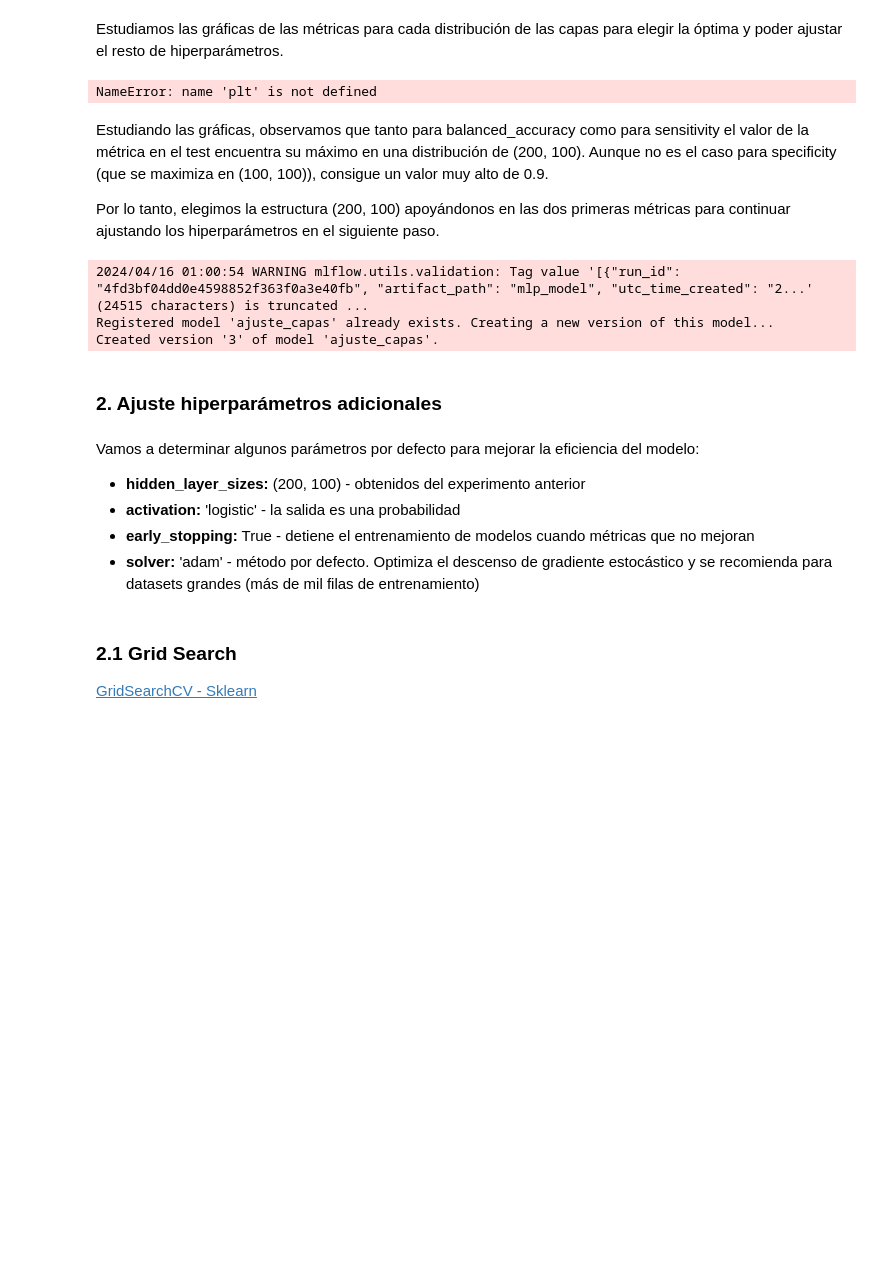
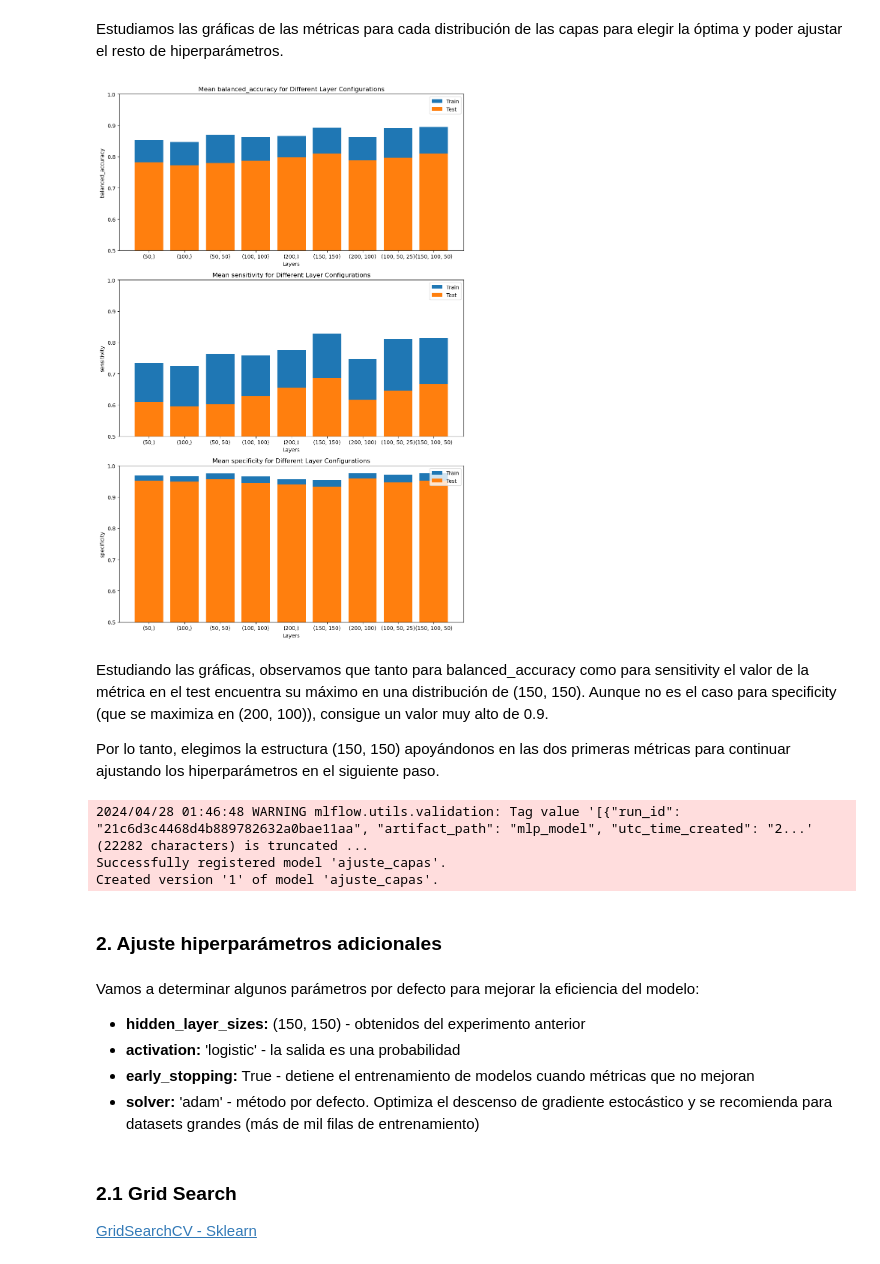
Before and after one commit to MMCCJJ/NOVELLA, a Jupyter notebook: modelos/MLP/MLP_ajuste_hiperparámetros.ipynb, the cells around one changed output. Cells and saved outputs as stored; diff of their text form; code cells hidden in the pictures; blank space fills up the shorter version.

```diff
--- a/modelos/MLP/MLP_ajuste_hiperparámetros.ipynb
+++ b/modelos/MLP/MLP_ajuste_hiperparámetros.ipynb
@@ -128,7 +145,7 @@ dataBaseline = codificarPriceFormat(dataBaseline)
 # Dividir los datos en conjuntos de entrenamiento y prueba
 X_base = dataBaseline.drop('Bestseller', axis=1)
 y_base = dataBaseline['Bestseller']
-X_base_train, X_base_test, y_base_train, y_base_test = train_test_split(X_base, y_base, test_size=TEST_SIZE, stratify=y, random_state=SEED)
+X_base_train, X_base_test, y_base_train, y_base_test = train_test_split(X_base, y_base, test_size=TEST_SIZE, stratify=y_base, random_state=SEED)
 # %%
 PMC = sklearn.neural_network.MLPClassifier(random_state=SEED)
 # %%
@@ -163,7 +180,7 @@ with mlflow.start_run():
         mlflow.log_metric(f"test_{metric}_mean", test_mean)
 
     # Establece una etiqueta que describe el propósito de esta ejecución
-    mlflow.set_tag("Información", "Baseline (default)")
+    mlflow.set_tag("Información", "Baseline (default) sinfic")
 
     # Infiere el signature del modelo, que describe el tipo de entrada y salida del modelo
     PMC.fit(X_base_train, y_base_train)
@@ -193,7 +210,7 @@ X_scaled = data_scaled.drop('Bestseller', axis=1)
 y_scaled = data_scaled['Bestseller']
 
 # Dividimos en train y test
-X_scaled_train, X_scaled_test, y_scaled_train, y_scaled_test = train_test_split(X_scaled, y_scaled, test_size=TEST_SIZE, stratify=y, random_state=SEED)
+X_scaled_train, X_scaled_test, y_scaled_train, y_scaled_test = train_test_split(X_scaled, y_scaled, test_size=TEST_SIZE, stratify=y_scaled, random_state=SEED)
 # %%
 # Inicializamos RobustScaler
 scaler = RobustScaler()
@@ -367,37 +384,40 @@ for i, metric in enumerate(METRICS.keys()):
         # Calculamos la media de esa métrica de entrenamiento y test
         train_mean = np.mean(scores[layer][f"train_{metric}"])
         test_mean = np.mean(scores[layer][f"test_{metric}"])
 
         # Append to lists
         train_means.append(train_mean)
         test_means.append(test_mean)
 
     # Mostramos las métricas en la gráfica
     axes[i].bar(range(len(layers)), train_means, label='Train')
     axes[i].bar(range(len(layers)), test_means, label='Test')
 
     # Set labels and title
     axes[i].set_xlabel('Layers')
     axes[i].set_ylabel(metric)
     axes[i].set_title(f'Mean {metric} for Different Layer Configurations')
 
     # Set xticks
     axes[i].set_xticks(range(len(layers)))
     axes[i].set_xticklabels(layers)
 
+    # Set y-axis limits
+    axes[i].set_ylim(0.5, 1)
+
     # Add legend
     axes[i].legend()
 
 # Adjust layout
 plt.tight_layout()
 
 # Show plots
 plt.show()
 # %% [output]
-NameError: name 'plt' is not defined
+[figure, added]
 # %% [markdown]
-Estudiando las gráficas, observamos que tanto para balanced_accuracy como para sensitivity el valor de la métrica en el test encuentra su máximo en una distribución de (200, 100).
-Aunque no es el caso para specificity (que se maximiza en (100, 100)), consigue un valor muy alto de 0.9.
+Estudiando las gráficas, observamos que tanto para balanced_accuracy como para sensitivity el valor de la métrica en el test encuentra su máximo en una distribución de (150, 150).
+Aunque no es el caso para specificity (que se maximiza en (200, 100)), consigue un valor muy alto de 0.9.
 
-Por lo tanto, elegimos la estructura (200, 100) apoyándonos en las dos primeras métricas para continuar ajustando los hiperparámetros en el siguiente paso.
+Por lo tanto, elegimos la estructura (150, 150) apoyándonos en las dos primeras métricas para continuar ajustando los hiperparámetros en el siguiente paso.
 # %%
@@ -438,7 +458,7 @@ with mlflow.start_run():
         mlflow.log_param(key, value)
 
     # Establecemos una etiqueta que describe el propósito de esta ejecución
-    mlflow.set_tag("Información", "Ajuste capas neuronas. Con dataset escalado")
+    mlflow.set_tag("Información", "Ajuste capas neuronas. Con dataset escalado. sinfic")
 
     # Inferimos el signature del modelo, que describe el tipo de entrada y salida del modelo
     best_model.fit(X_to_train, y_scaled_train) # en este caso le metemos el df con las dummies de PriceFormat porque el modelo no tiene pipeline porque es el básico
@@ -453,14 +473,14 @@ with mlflow.start_run():
         registered_model_name="ajuste_capas",
     )
 # %% [output]
-2024/04/16 01:00:54 WARNING mlflow.utils.validation: Tag value '[{"run_id": "4fd3bf04dd0e4598852f363f0a3e40fb", "artifact_path": "mlp_model", "utc_time_created": "2...' (24515 characters) is truncated ...
-Registered model 'ajuste_capas' already exists. Creating a new version of this model...
-Created version '3' of model 'ajuste_capas'.
+2024/04/28 01:46:48 WARNING mlflow.utils.validation: Tag value '[{"run_id": "21c6d3c4468d4b889782632a0bae11aa", "artifact_path": "mlp_model", "utc_time_created": "2...' (22282 characters) is truncated ...
+Successfully registered model 'ajuste_capas'.
+Created version '1' of model 'ajuste_capas'.
 # %% [markdown]
 ### 2. Ajuste hiperparámetros adicionales
 # %% [markdown]
 Vamos a determinar algunos parámetros por defecto para mejorar la eficiencia del modelo:
-* **hidden_layer_sizes:** (200, 100) - obtenidos del experimento anterior
+* **hidden_layer_sizes:** (150, 150) - obtenidos del experimento anterior
 * **activation:** 'logistic' - la salida es una probabilidad
 * **early_stopping:** True - detiene el entrenamiento de modelos cuando métricas que no mejoran
 * **solver:** 'adam' - método por defecto. Optimiza el descenso de gradiente estocástico y se recomienda para datasets grandes (más de mil filas de entrenamiento)
```
Also changed, not shown: parts of 24 cells of this notebook.
